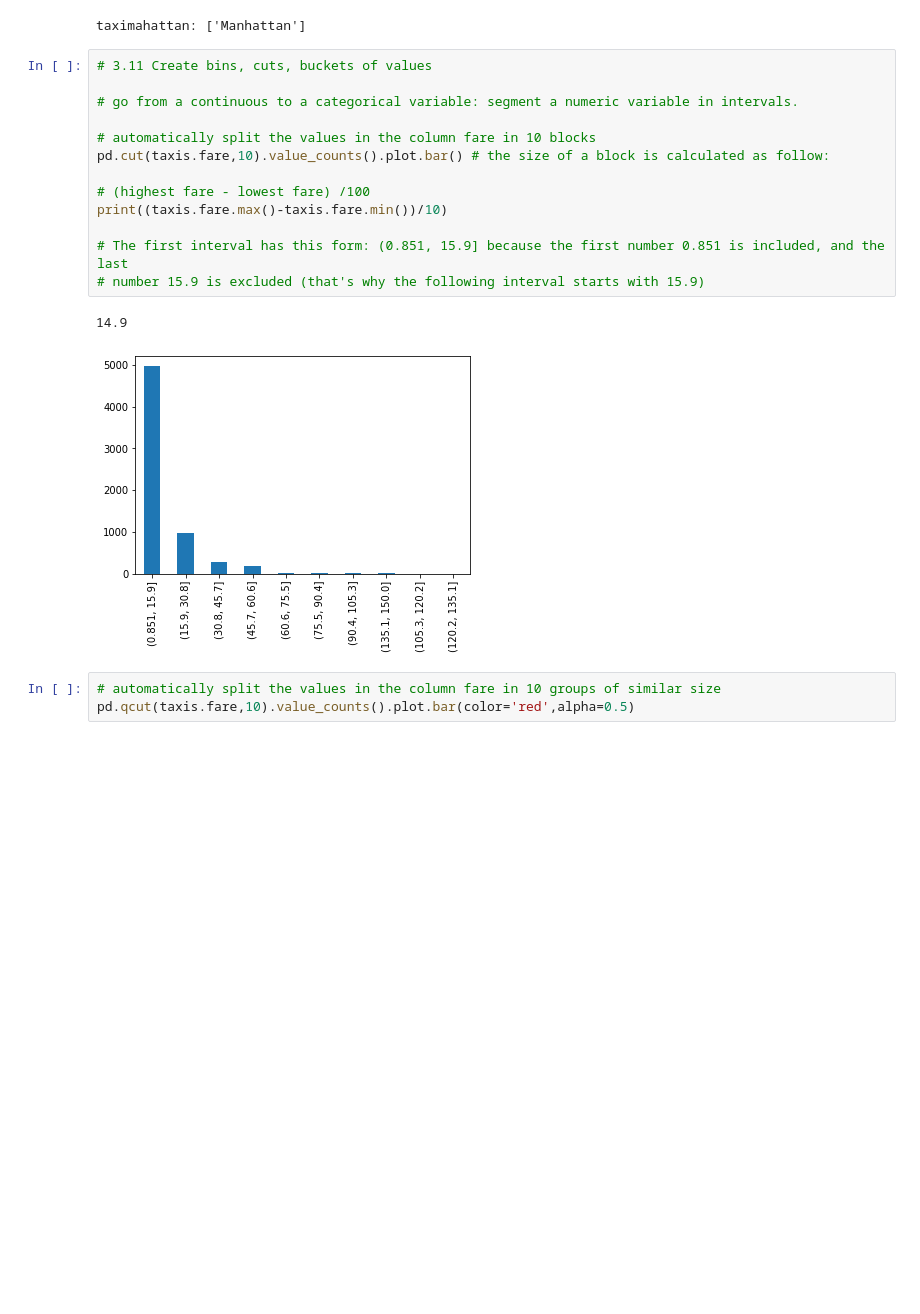
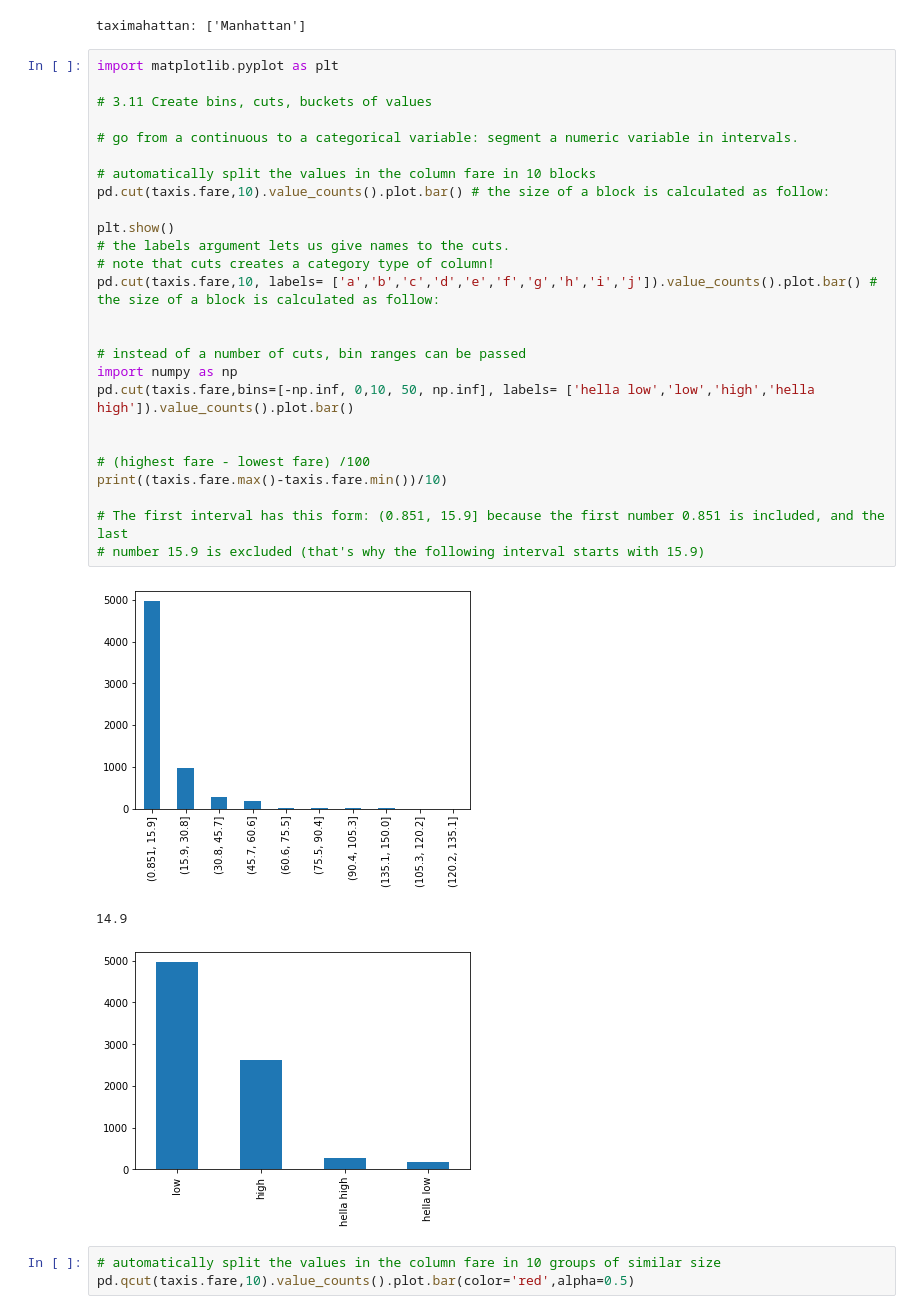
Before and after one commit to massardier/python_memo, a Jupyter notebook: pandas_manipulations.ipynb, the cells around one changed output. Drawn from its saved outputs; the diff is of its cells as text; blank space fills up the shorter version.

```diff
--- a/pandas_manipulations.ipynb
+++ b/pandas_manipulations.ipynb
@@ -469,21 +529,35 @@ print("taximahattan:", taxi_manhattan.pickup_borough.unique())
 # %% [output]
 taximahattan: ['Manhattan']
 # %%
+import matplotlib.pyplot as plt
+
 # 3.11 Create bins, cuts, buckets of values
 
 # go from a continuous to a categorical variable: segment a numeric variable in intervals.
 
 # automatically split the values in the column fare in 10 blocks
 pd.cut(taxis.fare,10).value_counts().plot.bar() # the size of a block is calculated as follow:
 
+plt.show()
+# the labels argument lets us give names to the cuts.
+# note that cuts creates a category type of column!
+pd.cut(taxis.fare,10, labels= ['a','b','c','d','e','f','g','h','i','j']).value_counts().plot.bar() # the size of a block is calculated as follow:
+
+
+# instead of a number of cuts, bin ranges can be passed
+import numpy as np
+pd.cut(taxis.fare,bins=[-np.inf, 0,10, 50, np.inf], labels= ['hella low','low','high','hella high']).value_counts().plot.bar()
+
+
 # (highest fare - lowest fare) /100
 print((taxis.fare.max()-taxis.fare.min())/10)
 
 # The first interval has this form: (0.851, 15.9] because the first number 0.851 is included, and the last
 # number 15.9 is excluded (that's why the following interval starts with 15.9)
 # %% [output]
+[figure]
 14.9
-[figure]
+[figure, added]
 # %%
 # automatically split the values in the column fare in 10 groups of similar size
 pd.qcut(taxis.fare,10).value_counts().plot.bar(color='red',alpha=0.5)
```
Also changed, not shown: parts of 35 cells of this notebook.
